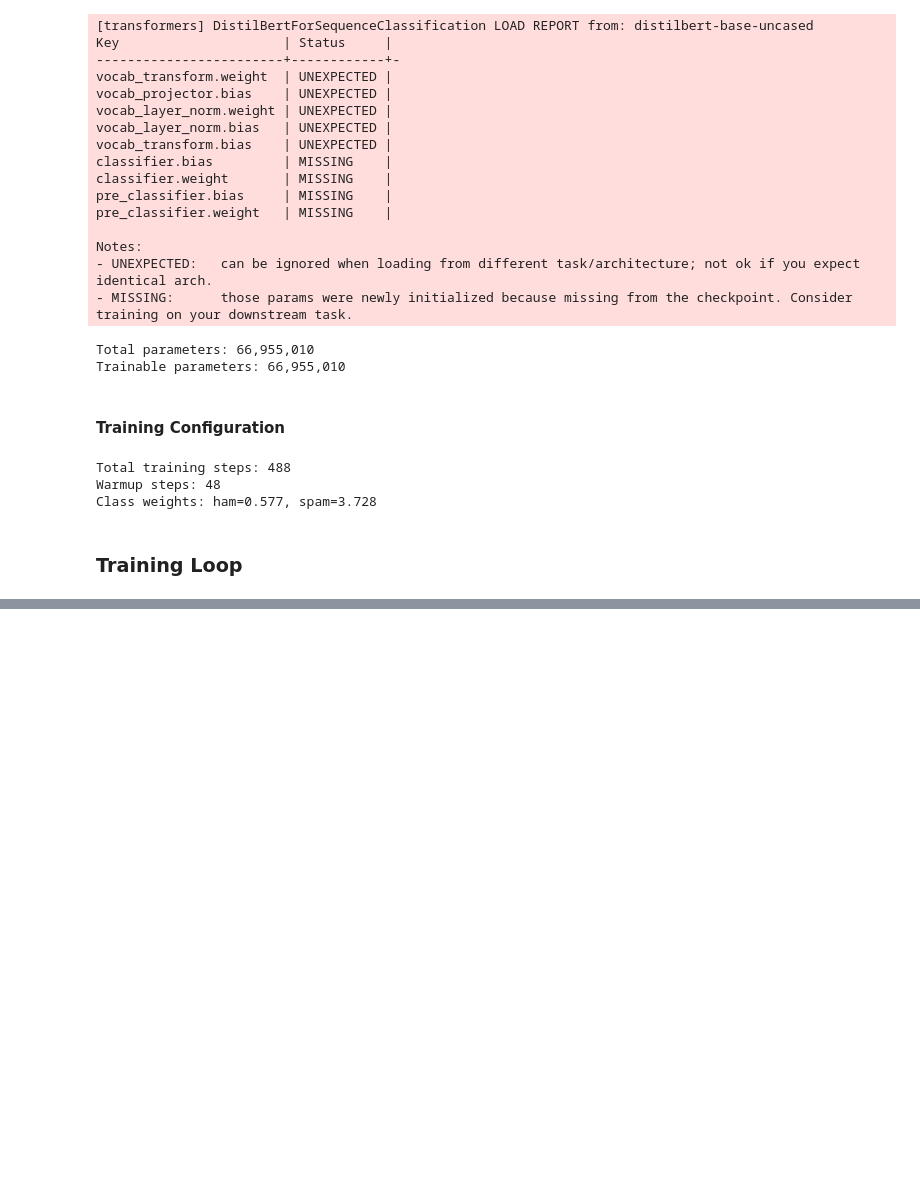
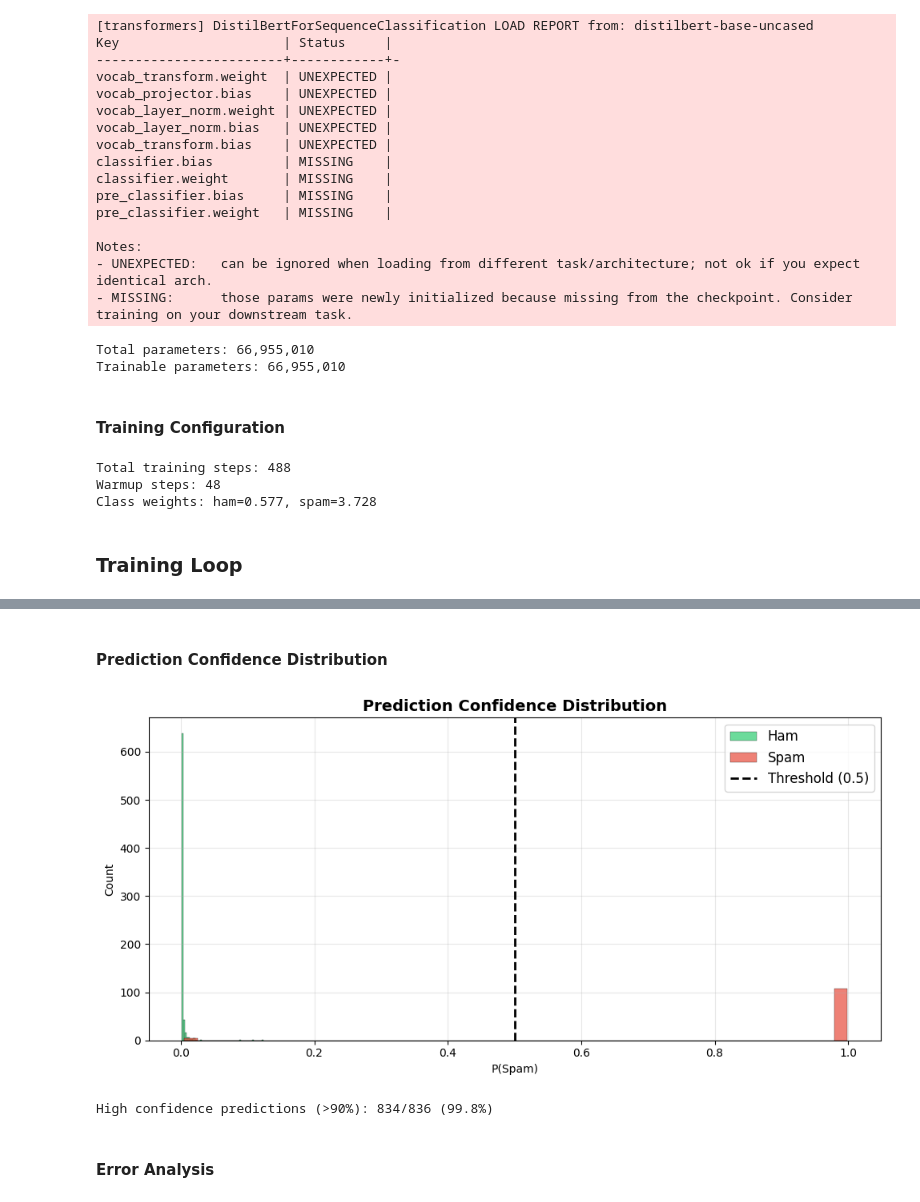
Before and after one commit to raphael-nk/projet-spam-detector-bloc4, a Jupyter notebook: notebooks/03_transfer_learning_models.ipynb, the cells around one changed output, grey strips where cells are left out. Drawn from its saved outputs; the diff is of its cells as text; code cells hidden in the pictures; blank space fills up the shorter version.

```diff
--- a/notebooks/03_transfer_learning_models.ipynb
+++ b/notebooks/03_transfer_learning_models.ipynb
@@ -311,0 +421,24 @@ Epoch | Train Loss |   Val Loss |  Train Acc |    Val Acc |   Val F1
+# %% [markdown]
+#### **Prediction Confidence Distribution**
+# %%
+fig, ax = plt.subplots(figsize=(10, 5))
+
+ax.hist(y_pred_proba[y_true == 0], bins=50, alpha=0.7, label='Ham', color='#2ecc71', edgecolor='black', linewidth=0.3)
+ax.hist(y_pred_proba[y_true == 1], bins=50, alpha=0.7, label='Spam', color='#e74c3c', edgecolor='black', linewidth=0.3)
+ax.axvline(x=0.5, color='black', linestyle='--', linewidth=2, label='Threshold (0.5)')
+ax.set_title('Prediction Confidence Distribution', fontsize=14, fontweight='bold')
+ax.set_xlabel('P(Spam)')
+ax.set_ylabel('Count')
+ax.legend(fontsize=12)
+ax.grid(True, alpha=0.3)
+plt.tight_layout()
+plt.show()
+
+# High confidence correct vs incorrect
+high_conf = y_pred_proba[(y_pred_proba > 0.9) | (y_pred_proba < 0.1)]
+print(f"\nHigh confidence predictions (>90%): {len(high_conf)}/{len(y_pred_proba)} ({len(high_conf)/len(y_pred_proba)*100:.1f}%)")
+# %% [output]
+[figure, added]
+High confidence predictions (>90%): 834/836 (99.8%)
+# %% [markdown]
+#### **Error Analysis**
```
Also changed, not shown: parts of 12 cells of this notebook.
